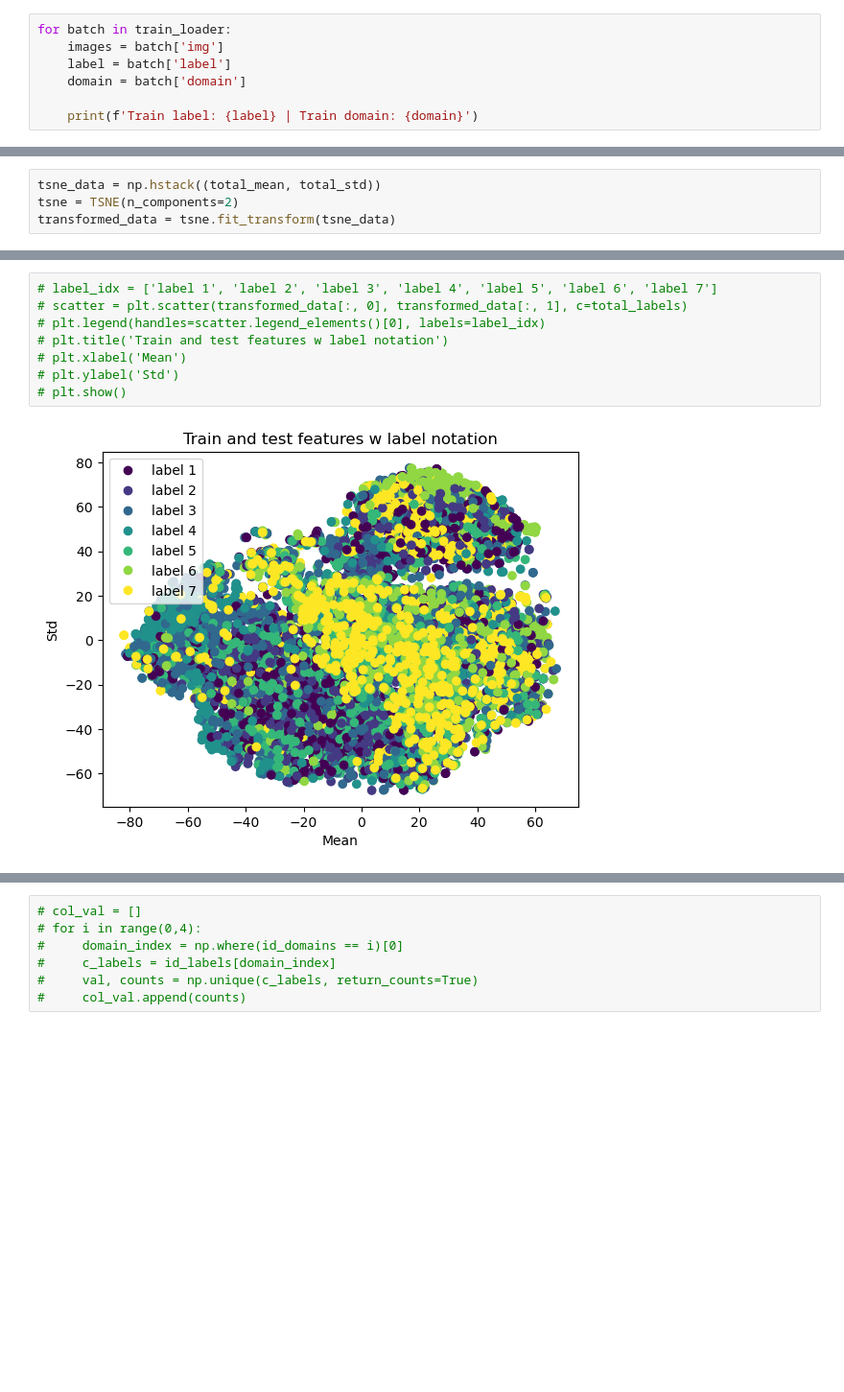
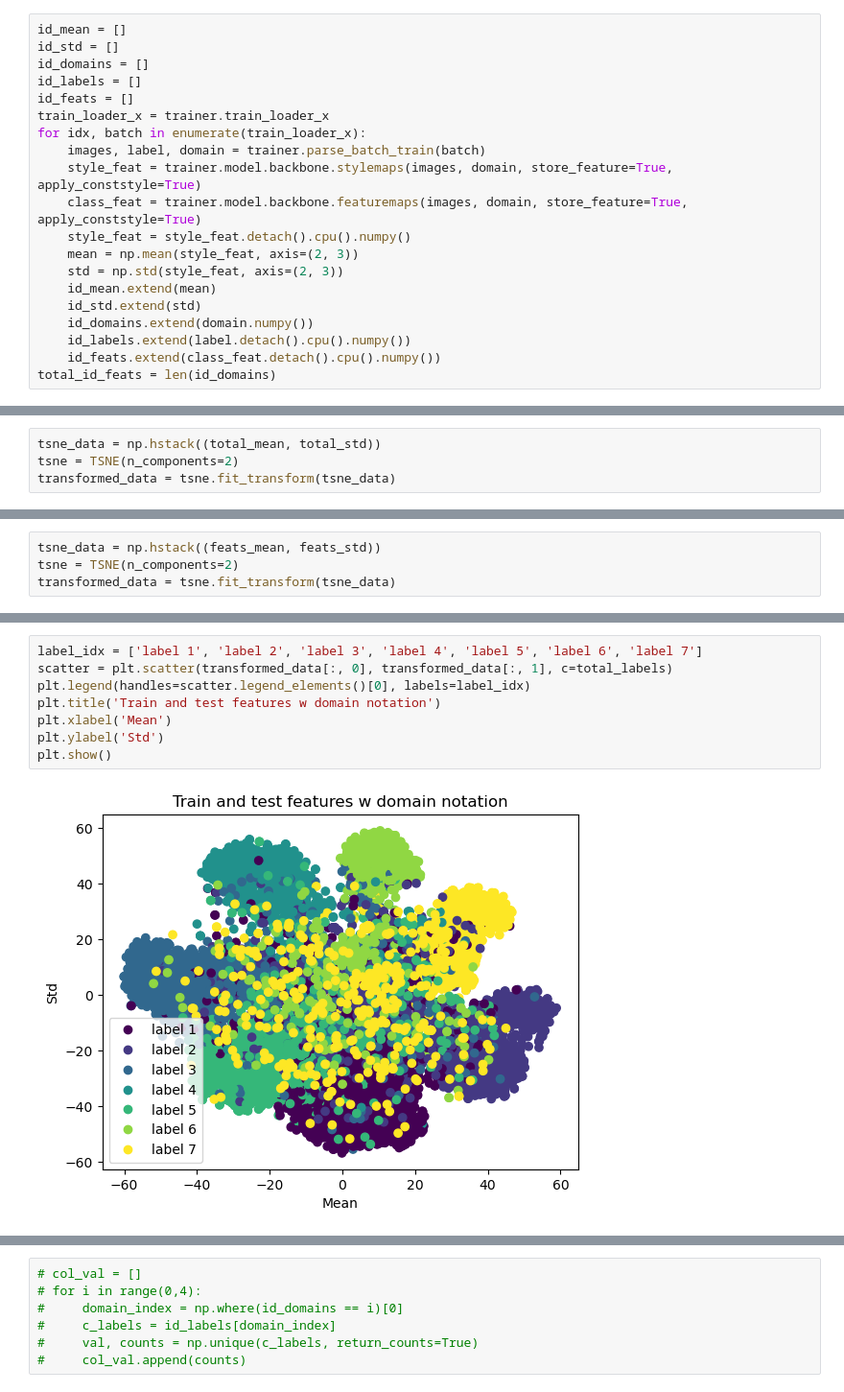
Before and after one commit to nduongw/DSU, a Jupyter notebook: multi-domain-generalization/explore/explore_pacs.ipynb, the cells around one changed output, grey strips where cells are left out. Shown at 96% size. Saved outputs shown, nothing was run; the diff lists cells and outputs as text; blank space fills up the shorter version.

```diff
--- a/multi-domain-generalization/explore/explore_pacs.ipynb
+++ b/multi-domain-generalization/explore/explore_pacs.ipynb
@@ -182,10 +234,23 @@ for batch in test_loader:
-# %%
-for batch in train_loader:
-    images = batch['img']
-    label = batch['label']
-    domain = batch['domain']
-
-    print(f'Train label: {label} | Train domain: {domain}')
+# %%
+id_mean = []
+id_std = []
+id_domains = []
+id_labels = []
+id_feats = []
+train_loader_x = trainer.train_loader_x
+for idx, batch in enumerate(train_loader_x):
+    images, label, domain = trainer.parse_batch_train(batch)
+    style_feat = trainer.model.backbone.stylemaps(images, domain, store_feature=True, apply_conststyle=True)
+    class_feat = trainer.model.backbone.featuremaps(images, domain, store_feature=True, apply_conststyle=True)
+    style_feat = style_feat.detach().cpu().numpy()
+    mean = np.mean(style_feat, axis=(2, 3))
+    std = np.std(style_feat, axis=(2, 3))
+    id_mean.extend(mean)
+    id_std.extend(std)
+    id_domains.extend(domain.numpy())
+    id_labels.extend(label.detach().cpu().numpy())
+    id_feats.extend(class_feat.detach().cpu().numpy())
+total_id_feats = len(id_domains)
 # %%
 # id_mean = []
 # id_std = []
@@ -292,0 +401,4 @@ plt.show()
+# %%
+tsne_data = np.hstack((feats_mean, feats_std))
+tsne = TSNE(n_components=2)
+transformed_data = tsne.fit_transform(tsne_data)
@@ -293,11 +415,11 @@ plt.show()
 # %%
-# label_idx = ['label 1', 'label 2', 'label 3', 'label 4', 'label 5', 'label 6', 'label 7']
-# scatter = plt.scatter(transformed_data[:, 0], transformed_data[:, 1], c=total_labels)
-# plt.legend(handles=scatter.legend_elements()[0], labels=label_idx)
-# plt.title('Train and test features w label notation')
-# plt.xlabel('Mean')
-# plt.ylabel('Std')
-# plt.show()
+label_idx = ['label 1', 'label 2', 'label 3', 'label 4', 'label 5', 'label 6', 'label 7']
+scatter = plt.scatter(transformed_data[:, 0], transformed_data[:, 1], c=total_labels)
+plt.legend(handles=scatter.legend_elements()[0], labels=label_idx)
+plt.title('Train and test features w domain notation')
+plt.xlabel('Mean')
+plt.ylabel('Std')
+plt.show()
 # %% [output]
-[figure, old version]
+[figure, new version]
 # %%
```
Also changed, not shown: parts of 22 cells of this notebook, 7 other files.
